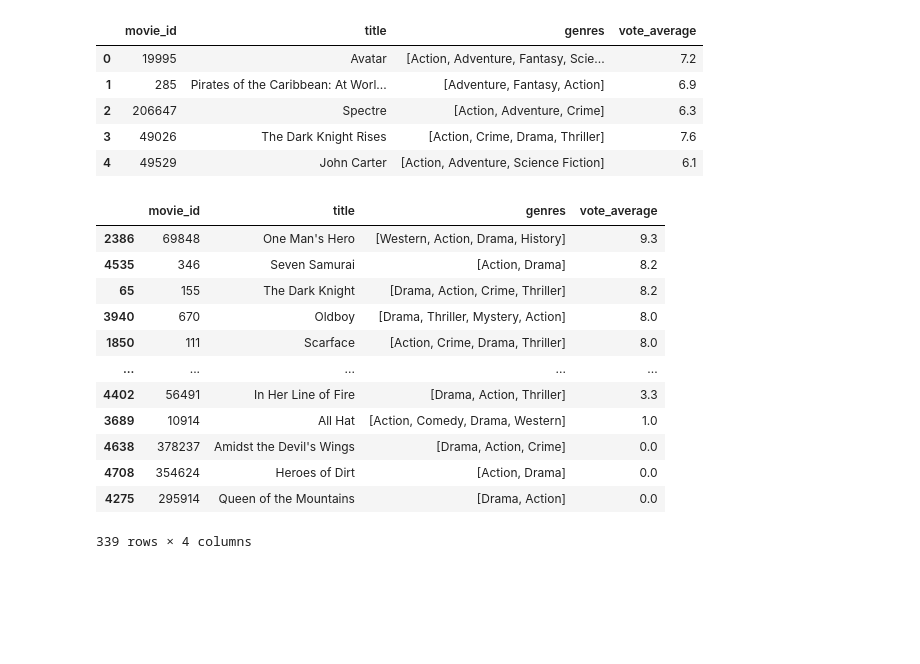
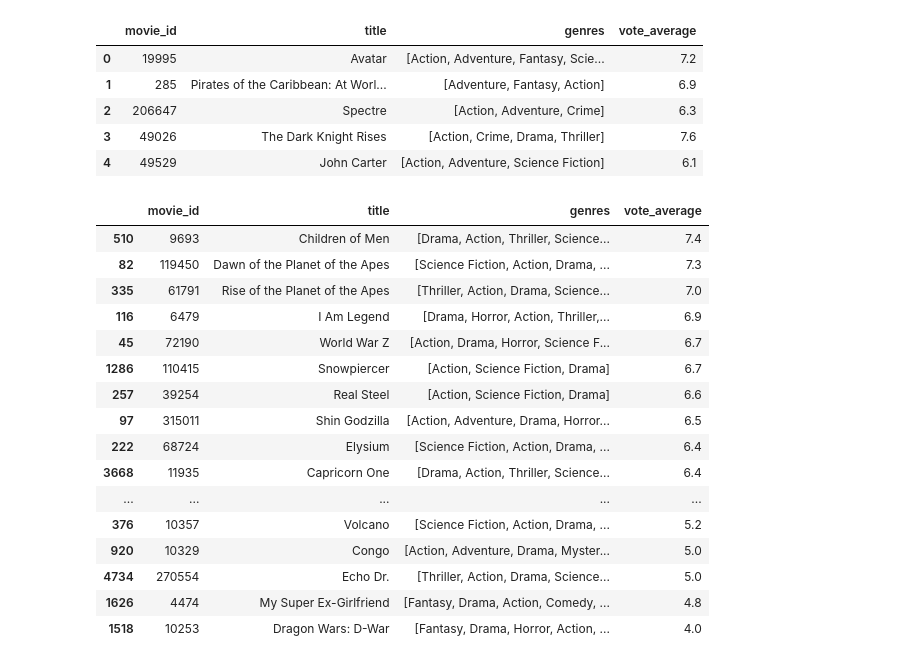
Before and after one commit to Sarani18/Movie-Recommendation-System, a Jupyter notebook: project/app/coldstart.ipynb, the cells around one changed output. Drawn from its saved outputs; the diff is of its cells as text; code cells hidden in the pictures; blank space fills up the shorter version.

Commit message:
genre based movies

```diff
--- a/project/app/coldstart.ipynb
+++ b/project/app/coldstart.ipynb
@@ -161,19 +162,23 @@ def genre_filterer(genres):
     # return final
     return filtered_movies
 # %%
-genres = ['Action','Drama']
+genres = ['Action','Drama','Science Fiction']
 genre_filterer_by_fans(genres)
 # %% [output]
 |  | movie_id | title | genres | vote_average |
-| 2386 | 69848 | One Man's Hero | [Western, Action, Drama, History] | 9.3 |
-| 4535 | 346 | Seven Samurai | [Action, Drama] | 8.2 |
-| 65 | 155 | The Dark Knight | [Drama, Action, Crime, Thriller] | 8.2 |
-| 3940 | 670 | Oldboy | [Drama, Thriller, Mystery, Action] | 8.0 |
-| 1850 | 111 | Scarface | [Action, Crime, Drama, Thriller] | 8.0 |
+| 510 | 9693 | Children of Men | [Drama, Action, Thriller, Science... | 7.4 |
+| 82 | 119450 | Dawn of the Planet of the Apes | [Science Fiction, Action, Drama, ... | 7.3 |
+| 335 | 61791 | Rise of the Planet of the Apes | [Thriller, Action, Drama, Science... | 7.0 |
+| 116 | 6479 | I Am Legend | [Drama, Horror, Action, Thriller,... | 6.9 |
+| 45 | 72190 | World War Z | [Action, Drama, Horror, Science F... | 6.7 |
+| 1286 | 110415 | Snowpiercer | [Action, Science Fiction, Drama] | 6.7 |
+| 257 | 39254 | Real Steel | [Action, Science Fiction, Drama] | 6.6 |
+| 97 | 315011 | Shin Godzilla | [Action, Adventure, Drama, Horror... | 6.5 |
+| 222 | 68724 | Elysium | [Science Fiction, Action, Drama, ... | 6.4 |
+| 3668 | 11935 | Capricorn One | [Drama, Action, Thriller, Science... | 6.4 |
 | ... | ... | ... | ... | ... |
-| 4402 | 56491 | In Her Line of Fire | [Drama, Action, Thriller] | 3.3 |
-| 3689 | 10914 | All Hat | [Action, Comedy, Drama, Western] | 1.0 |
-| 4638 | 378237 | Amidst the Devil's Wings | [Drama, Action, Crime] | 0.0 |
-| 4708 | 354624 | Heroes of Dirt | [Action, Drama] | 0.0 |
-| 4275 | 295914 | Queen of the Mountains | [Drama, Action] | 0.0 |
+| 376 | 10357 | Volcano | [Science Fiction, Action, Drama, ... | 5.2 |
+| 920 | 10329 | Congo | [Action, Adventure, Drama, Myster... | 5.0 |
+| 4734 | 270554 | Echo Dr. | [Thriller, Action, Drama, Science... | 5.0 |
+| 1626 | 4474 | My Super Ex-Girlfriend | [Fantasy, Drama, Action, Comedy, ... | 4.8 |
+| 1518 | 10253 | Dragon Wars: D-War | [Fantasy, Drama, Horror, Action, ... | 4.0 |
-339 rows × 4 columns
```
Also changed, not shown: parts of 2 cells of this notebook, 1 other file.
